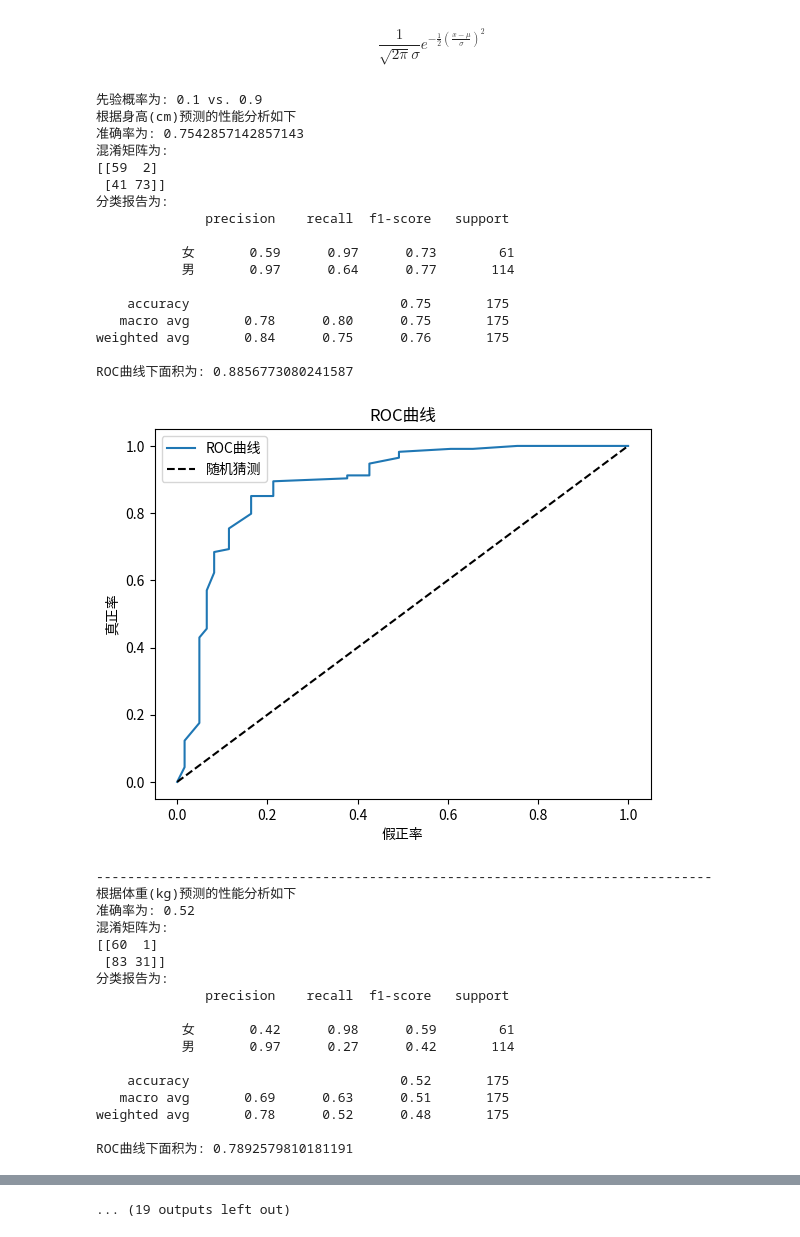
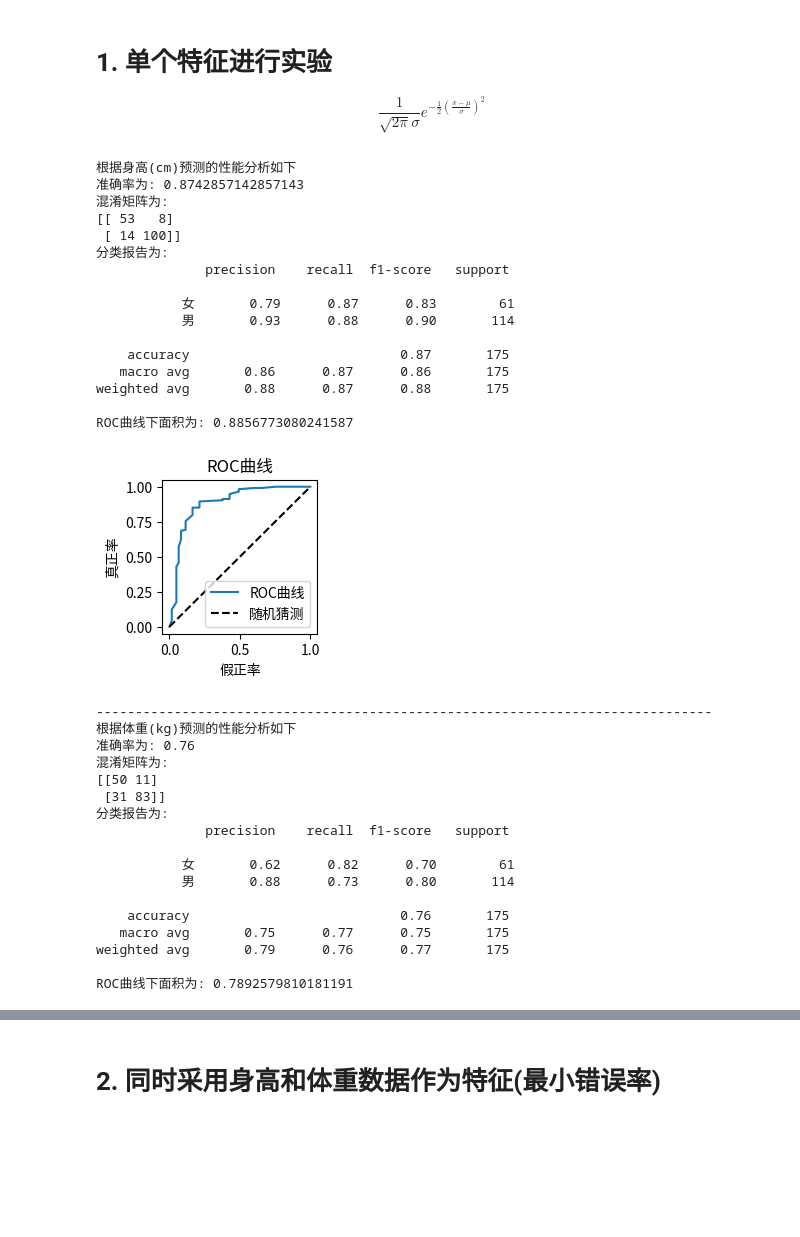
Before and after one commit to ShoiLyaung/UniversityFiles, a Jupyter notebook: Third/Winter/PR/Lab/Lab2/test.ipynb, the cells around one changed output, grey strips where cells are left out. Cells and saved outputs as stored; diff of their text form; code cells hidden in the pictures; blank space fills up the shorter version.

Commit message:
PR | Lab2 | Bayes Classifier: Parzen

```diff
--- a/Third/Winter/PR/Lab/Lab2/test.ipynb
+++ b/Third/Winter/PR/Lab/Lab2/test.ipynb
@@ -40,56 +43,66 @@ all_data = gender_data.read_data_from(folder_path)
 # qqplot(all_data['尺码'], line='s', ax=axs[2])
 # plt.show()
 # %% [markdown]
+# 1. 单个特征进行实验
 $$\frac{1}{\sqrt{2\pi}\sigma}e^{-\frac{1}{2}(\frac{x-\mu}{\sigma})^2}$$
 # %%
 # 数据集划分
 features=['身高(cm)', '体重(kg)', '尺码']
 target='性别'
 # X = all_data[features]
 # y = all_data[target]
 train_data, test_data = train_test_split(all_data, test_size=0.2, random_state=42)
 
+for feature in features:
+   # 在测试集上应用分类器
+   predictions_by_feature = naive_bayes.bayes_classifier_by(train_data, test_data,feature=feature, prior_prob_male=0.5)
+   predictions_prob = naive_bayes.bayes_classifier_by_with_prob(train_data, test_data,feature=feature, prior_prob_male=0.5)
+   print("根据{}预测的性能分析如下".format(feature))
+   metrics.get_metrics(test_data['性别'], predictions_by_feature, predictions_prob)
+print("-------------------------------------------------------------------------------")
+feature = '身高(cm)'
+print('>>>>> 理想先验概率为: {:.2f} vs. {:.2f} <<<<<'.format( train_data['性别'].value_counts(normalize=True).iloc[0],
+                                                            train_data['性别'].value_counts(normalize=True).iloc[1]))
 for prior_prob_male in [0.1, 0.25, 0.5, 0.75, 0.9]:
-   print('先验概率为: {} vs. {}'.format(prior_prob_male,1-prior_prob_male))
-   for feature in features:
-      # 在测试集上应用分类器
-      predictions_by_feature = naive_bayes.bayes_classifier_by(train_data, test_data,feature=feature, prior_prob_male=prior_prob_male)
-      predictions_prob = naive_bayes.bayes_classifier_by_with_prob(train_data, test_data,feature=feature, prior_prob_male=prior_prob_male)
-      print("根据{}预测的性能分析如下".format(feature))
-      metrics.get_metrics(test_data['性别'], predictions_by_feature, predictions_prob)
+   print('先验概率为: {:.2f} vs. {:.2f}'.format(prior_prob_male,1-prior_prob_male))
+   predictions_by_feature = naive_bayes.bayes_classifier_by(train_data, test_data,feature=feature, prior_prob_male=prior_prob_male)
+   predictions_prob = naive_bayes.bayes_classifier_by_with_prob(train_data, test_data,feature=feature, prior_prob_male=prior_prob_male)
+   print("根据{}预测的性能分析如下".format(feature))
+   # metrics.get_metrics(test_data['性别'], predictions_by_feature, predictions_prob)
+   metrics.get_metrics_accuracy(test_data['性别'], predictions_by_feature, predictions_prob)
+print("-------------------------------------------------------------------------------")
 # %% [output]
-先验概率为: 0.1 vs. 0.9
 根据身高(cm)预测的性能分析如下
-准确率为: 0.7542857142857143
+准确率为: 0.8742857142857143
 混淆矩阵为:
-[[59  2]
- [41 73]]
+[[ 53   8]
+ [ 14 100]]
 分类报告为:
               precision    recall  f1-score   support
 
-           女       0.59      0.97      0.73        61
-           男       0.97      0.64      0.77       114
+           女       0.79      0.87      0.83        61
+           男       0.93      0.88      0.90       114
 
-    accuracy                           0.75       175
-   macro avg       0.78      0.80      0.75       175
-weighted avg       0.84      0.75      0.76       175
+    accuracy                           0.87       175
+   macro avg       0.86      0.87      0.86       175
+weighted avg       0.88      0.87      0.88       175
 
 ROC曲线下面积为: 0.8856773080241587
-[figure, old version]
+[figure, new version]
 -------------------------------------------------------------------------------
 根据体重(kg)预测的性能分析如下
-准确率为: 0.52
+准确率为: 0.76
 混淆矩阵为:
-[[60  1]
- [83 31]]
+[[50 11]
+ [31 83]]
 分类报告为:
               precision    recall  f1-score   support
 
-           女       0.42      0.98      0.59        61
-           男       0.97      0.27      0.42       114
+           女       0.62      0.82      0.70        61
+           男       0.88      0.73      0.80       114
 
-    accuracy                           0.52       175
-   macro avg       0.69      0.63      0.51       175
-weighted avg       0.78      0.52      0.48       175
+    accuracy                           0.76       175
+   macro avg       0.75      0.77      0.75       175
+weighted avg       0.79      0.76      0.77       175
 
 ROC曲线下面积为: 0.7892579810181191
@@ -170,4 +145,5 @@ ROC曲线下面积为: 0.980227207362669
-... (19 outputs left out)
+# %% [markdown]
+# 2. 同时采用身高和体重数据作为特征(最小错误率)
 # %%
 # 划分训练集和测试集
 X_train, X_test, y_train, y_test = train_test_split(all_data[['身高(cm)', '体重(kg)']],
```
Also changed, not shown: parts of 8 cells of this notebook, 6 other files.
